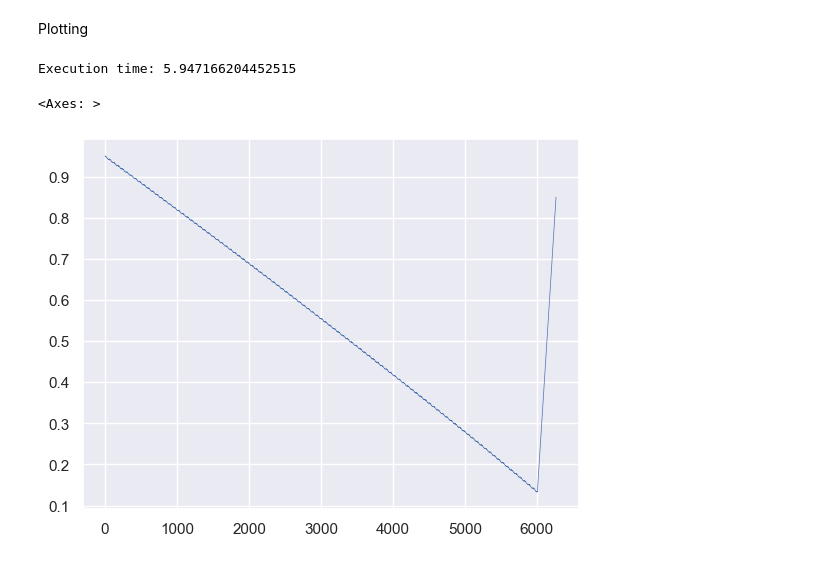
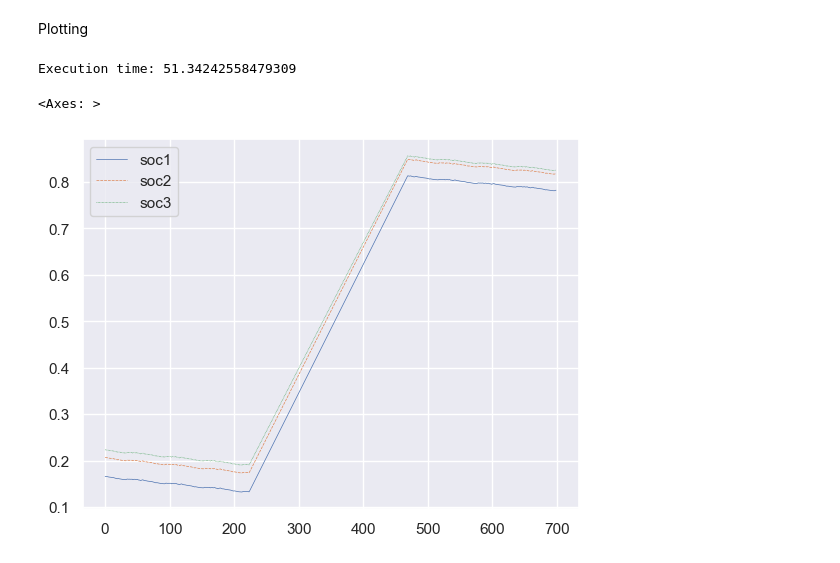
Before and after one commit to giomazzolo/rl_balancing, a Jupyter notebook: battery-modeling/Step 3. Simulation/interface.ipynb, the cells around one changed output. Cells and saved outputs as stored; diff of their text form; code cells hidden in the pictures.

Commit message:
Added variable size data transfer on the interface between Python and Matlab, fixed comments, removed redundant code

```diff
--- a/battery-modeling/Step 3. Simulation/interface.ipynb
+++ b/battery-modeling/Step 3. Simulation/interface.ipynb
@@ -269,7 +259,7 @@ import mmapTx
 
 def getSimData():
 
-    mmaptx = mmapTx.Mmaptx(name="simCell", format_type="d", in_size=2, out_size=2, blocking=True)
+    mmaptx = mmapTx.Mmaptx(name="simCell", format_type="d", in_size=4, out_size=2, blocking=True)
 
     data_list = []
     cmd = 1
@@ -285,7 +275,7 @@ def getSimData():
         if data_in[0] == False:
             break
         else:
-            data_list.append(data_in[1])
+            data_list.append(list(data_in[1:]))
 
         #print(voltage[-1])
 
@@ -315,18 +305,33 @@ def startSim(cmd):
 # %% [markdown]
 Plotting
 # %%
-import seaborn as sns
 
-cmd = "runPackSim 3 1 \"..\\data\\us60Power.mat\" \"..\\data\\P14model_dynamic.mat\" [0,1,1,1,1,1] 100"
+
+cmd = "runPackSim 3 20 \"..\\data\\us60Power.mat\" \"..\\data\\P14model_dynamic.mat\" [0,1,1,1,1,1] 10"
 
 data=startSim(cmd)
-
-sns.set_theme()
-sns.lineplot(data=data, linewidth = 0.5)
 # %% [output]
-Execution time: 5.947166204452515
+Execution time: 51.34242558479309
-<Axes: >
-[figure, removed]
+# %%
+import seaborn as sns
+import pandas as pd
+
+
+d = data[102200:102900]
+
+data_dict = {}
+for i in range(len(d[0])):
+    soc = [item[i] for item in d]
+    data_dict['soc'+str(i+1)] = soc
+
+
+df = pd.DataFrame(data_dict)
+
+sns.set_theme()
+sns.lineplot(data=df, linewidth = 0.5)
+# %% [output]
+<Axes: >
+[figure, added]
 # %%
 sns.set_theme()
 sns.lineplot(data=data[0:100], linewidth = 0.5)
```
Also changed, not shown: parts of 2 cells of this notebook, 5 other files.
